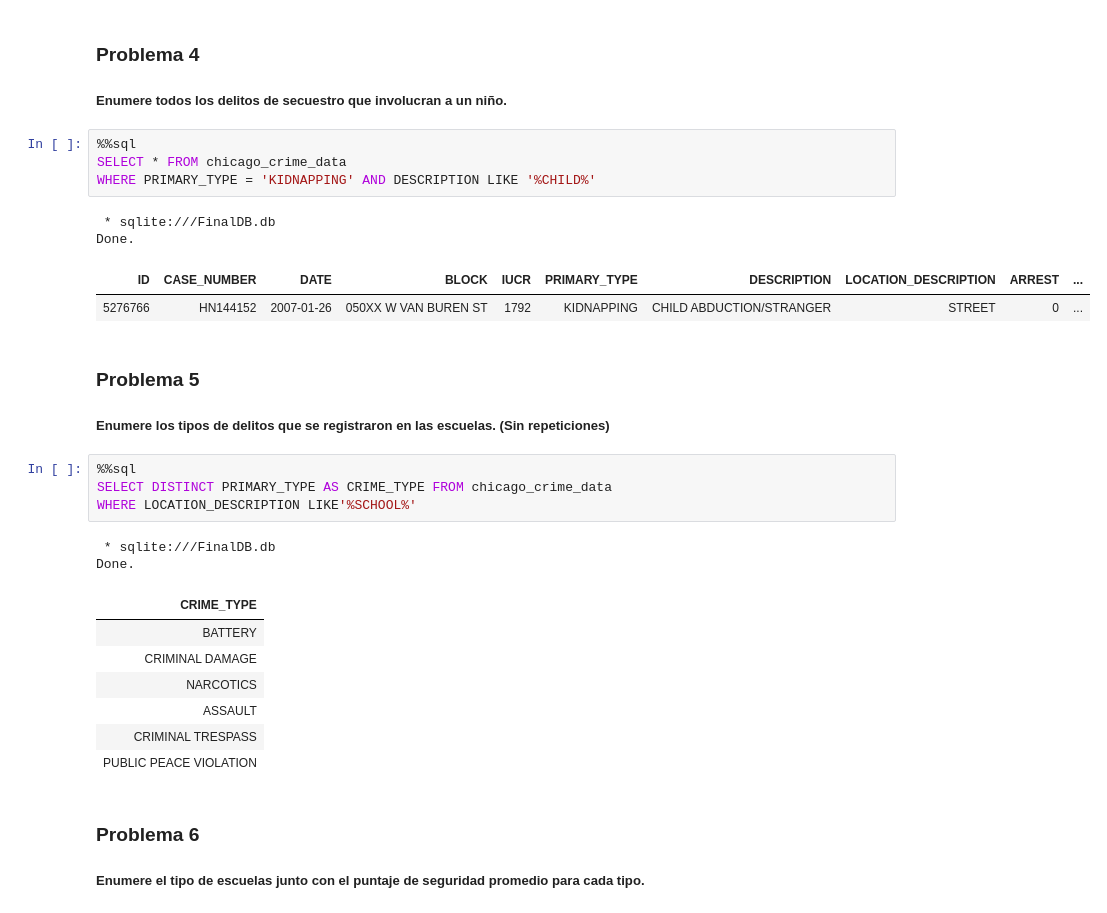
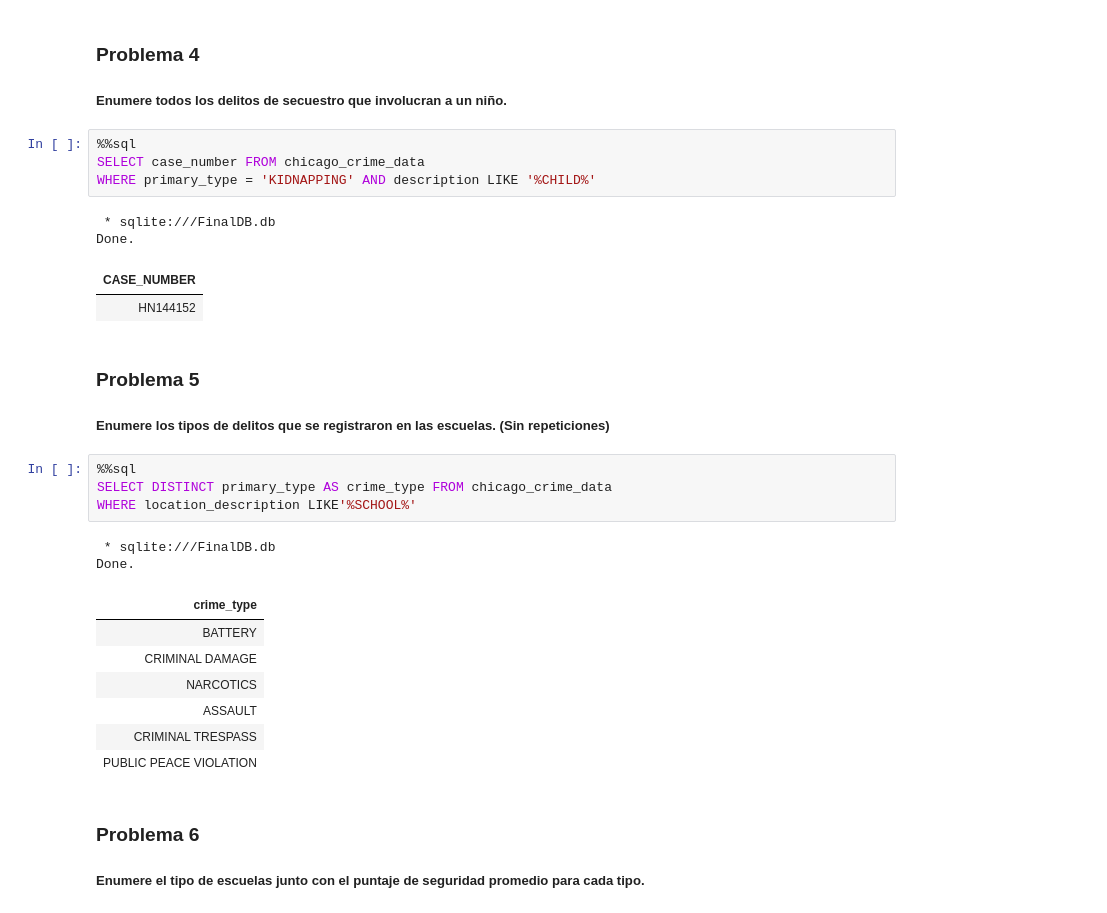
Before and after one commit to flavioaguirre/final_project_SQL_IBM, a Jupyter notebook: mod5-final-project-v2.ipynb, the cells around one changed output. Cells and saved outputs as stored; diff of their text form.

```diff
--- a/mod5-final-project-v2.ipynb
+++ b/mod5-final-project-v2.ipynb
@@ -231,25 +236,25 @@ Done.
 ##### Enumere todos los delitos de secuestro que involucran a un niño.
 # %%
 %%sql
-SELECT * FROM chicago_crime_data
-WHERE PRIMARY_TYPE = 'KIDNAPPING' AND DESCRIPTION LIKE '%CHILD%'
+SELECT case_number FROM chicago_crime_data
+WHERE primary_type = 'KIDNAPPING' AND description LIKE '%CHILD%'
 # %% [output]
  * sqlite:///FinalDB.db
 Done.
-| ID | CASE_NUMBER | DATE | BLOCK | IUCR | PRIMARY_TYPE | DESCRIPTION | LOCATION_DESCRIPTION | ARREST | ... |
-| 5276766 | HN144152 | 2007-01-26 | 050XX W VAN BUREN ST | 1792 | KIDNAPPING | CHILD ABDUCTION/STRANGER | STREET | 0 | ... |
+| CASE_NUMBER |
+| HN144152 |
 # %% [markdown]
 ### Problema 5
 
 ##### Enumere los tipos de delitos que se registraron en las escuelas. (Sin repeticiones)
 # %%
 %%sql
-SELECT DISTINCT PRIMARY_TYPE AS CRIME_TYPE FROM chicago_crime_data
-WHERE LOCATION_DESCRIPTION LIKE'%SCHOOL%'
+SELECT DISTINCT primary_type AS crime_type FROM chicago_crime_data
+WHERE location_description LIKE'%SCHOOL%'
 # %% [output]
  * sqlite:///FinalDB.db
 Done.
-| CRIME_TYPE |
+| crime_type |
 | BATTERY |
 | CRIMINAL DAMAGE |
 | NARCOTICS |
```
Also changed, not shown: parts of 19 cells of this notebook, 1 other file.
